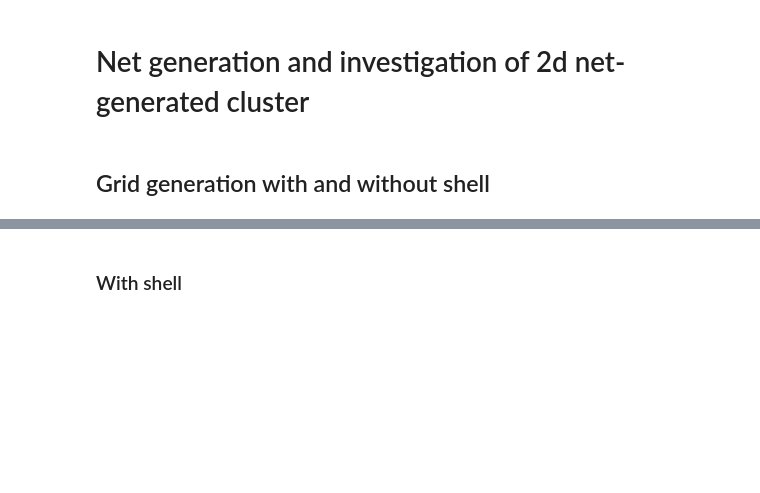
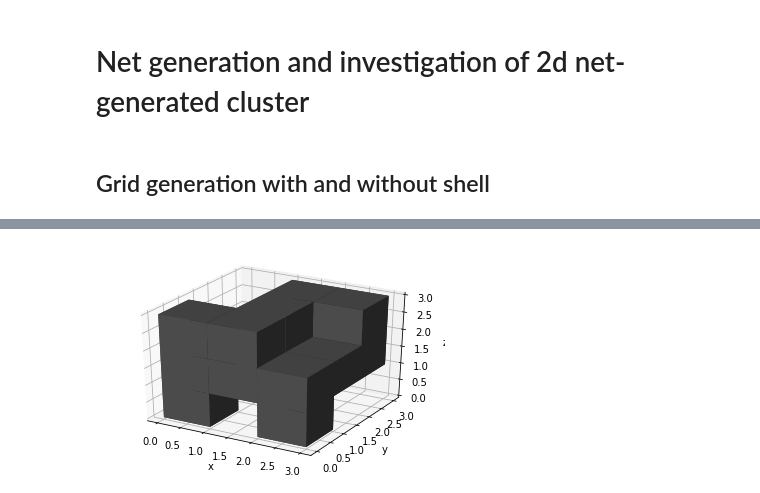
Before and after one commit to mrmrmr7/articles, a Jupyter notebook: percolation_sum2020/notebooks/new/corn_3d.ipynb, the cells around one changed output, grey strips where cells are left out. Cells and saved outputs as stored; diff of their text form; code cells hidden in the pictures; blank space fills up the shorter version.

Commit message:
implement logic to generate 3d cluster with corn method

```diff
--- a/percolation_sum2020/notebooks/new/corn_3d.ipynb
+++ b/percolation_sum2020/notebooks/new/corn_3d.ipynb
@@ -189,2 +147,25 @@ display_array(filled_grid, "init")
-# %% [markdown]
-### With shell
+# %%
+def display_grid(markers, figure, vmin=None, vmax=None):
+    res_voxel = np.full(markers.shape, False)
+
+    n = markers.shape[0]
+
+    for i in range(n):
+        for j in range(n):
+            for k in range(n):
+                res_voxel[i, j, k] = markers[k, n - j - 1, i] != 0
+
+    if 1 in markers:
+        facecolors = np.empty(res_voxel.shape, dtype=object)
+        facecolors[res_voxel] = '#555555FF'
+
+        fig = plt.figure()
+        ax = fig.gca(projection='3d')
+        ax.set_xlabel("x")
+        ax.set_ylabel("y")
+        ax.set_zlabel("z")
+        ax.voxels(res_voxel, facecolors=facecolors)
+
+        plt.show()
+    else:
+        print("No clusters found")
@@ -191,2 +255,7 @@ display_array(filled_grid, "init")
+# %%
+grid = generate_filled_grid(3, 0.7)
+display_grid(grid, "lol")
+# %% [output]
+[figure, added]
 # %%
 filled_grid_with_shell = generate_filled_grid_with_shell(n=3, node_prob=0.6, shell_prob=0.6)
```
Also changed, not shown: parts of 14 cells of this notebook.
